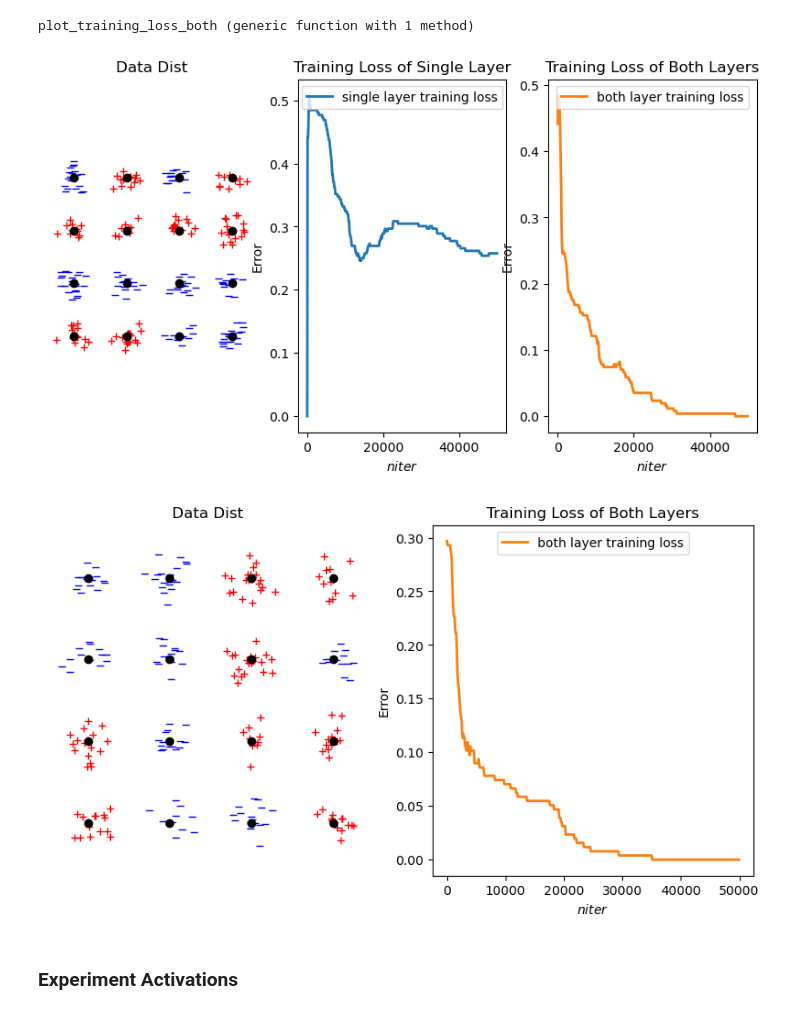
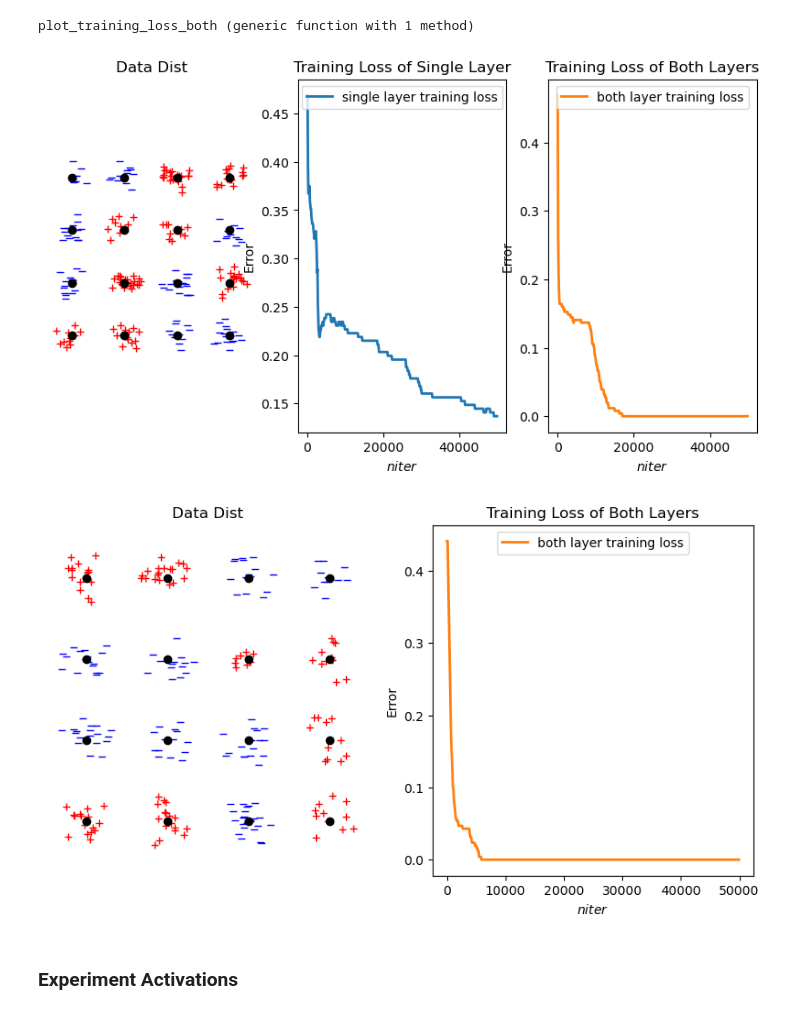
Before and after one commit to K-Shah3/chizatbach_dlproject, a Jupyter notebook: project.ipynb, the cells around one changed output. Drawn from its saved outputs; the diff is of its cells as text; code cells hidden in the pictures.

Commit message:
experimentns works now

```diff
--- a/project.ipynb
+++ b/project.ipynb
@@ -473,13 +521,13 @@ experiment_ds (generic function with 1 method)
 # %%
 ds = [5, 10, 15, 20, 25]
 k = 4
-m = 500
-niter = 20000
+m = 1000
+niter = 50000
 stepsize = 0.5
 n_train = 256
-n_test = 256
+n_test = 1024
 repeats = 20
-save_name = "experiment_ds" * "_" * string(ds) * "_niter" * string(niter) * "_km" * string(k) * string(m)
 save_flag = true
 
-X_test, Y_test, loss_single, loss_both, max_margin_single, max_margin_both = experiment_ds(ds, k, m, niter, stepsize, n_train, n_test; repeats=repeats)
+experiment_ds(ds, k, m, niter, stepsize, n_train, n_test; repeats=repeats, save_flag=save_flag)
+gcf()
@@ -707,13 +754,13 @@ end
 # %%
 function plot_training_loss_single_both(d, k, m, niter, stepsize, n_train; both_layers=[true, false], activation_function=relu_act, save_flag=false, save_name="plot training error")
     X_train, Y_train = get_X_Y(k, n_train; d=d)
-    loss_single = zeros(size(1:100:niter))
-    loss_both = zeros(size(1:100:niter))
+    loss_single = zeros(size(2:100:niter))
+    loss_both = zeros(size(2:100:niter))
     loss_layers = [loss_both, loss_single]
     for (both_flag, loss_layer) in zip(both_layers, loss_layers)
         Ws, loss, margins, betas = twonet(X_train, Y_train, m, stepsize, niter; both=both_flag, activation_function=activation_function)
-        for i in 1:length(1:100:niter)
-            t = (1:100:niter)[i]
+        for i in 1:length(2:100:niter)
+            t = (2:100:niter)[i]
             loss_layer[i] = calculate_loss(Ws, t, m, X_train, Y_train, n_train)
         end
     end
@@ -729,7 +776,7 @@ function plot_training_loss_single_both(d, k, m, niter, stepsize, n_train; both_
     PyPlot.title("Data Dist")
 
     subplot(132)
-    plot((1:100:niter), loss_single, "C0", linewidth=2, label="single layer training loss")
+    plot((2:100:niter), loss_single, "C0", linewidth=2, label="single layer training loss")
     axis("tight")
     PyPlot.title("Training Loss of Single Layer")
     PyPlot.xlabel(L"niter", fontsize=10)
@@ -737,7 +784,7 @@ function plot_training_loss_single_both(d, k, m, niter, stepsize, n_train; both_
     PyPlot.legend(loc="upper center");
 
     subplot(133)
-    plot((1:100:niter), loss_both, "C1", linewidth=2, label="both layer training loss")
+    plot((2:100:niter), loss_both, "C1", linewidth=2, label="both layer training loss")
     axis("tight")
     PyPlot.title("Training Loss of Both Layers")
     PyPlot.xlabel(L"niter", fontsize=10)
@@ -752,10 +799,10 @@ end
 
 function plot_training_loss_both(d, k, m, niter, stepsize, n_train; activation_function=relu_act, save_flag=false, save_name="plot training error both")
     X_train, Y_train = get_X_Y(k, n_train; d=d)
-    loss_both = zeros(size(1:100:niter))
+    loss_both = zeros(size(2:100:niter))
     Ws, loss, margins, betas = twonet(X_train, Y_train, m, stepsize, niter; both=true, activation_function=activation_function)
-    for i in 1:length(1:100:niter)
-        t = (1:100:niter)[i]
+    for i in 1:length(2:100:niter)
+        t = (2:100:niter)[i]
         loss_both[i] = calculate_loss(Ws, t, m, X_train, Y_train, n_train)
     end
     GC.gc()
@@ -770,7 +817,7 @@ function plot_training_loss_both(d, k, m, niter, stepsize, n_train; activation_f
     PyPlot.title("Data Dist")
 
     subplot(122)
-    plot((1:100:niter), loss_both, "C1", linewidth=2, label="both layer training loss")
+    plot((2:100:niter), loss_both, "C1", linewidth=2, label="both layer training loss")
     axis("tight")
     PyPlot.title("Training Loss of Both Layers")
     PyPlot.xlabel(L"niter", fontsize=10)
@@ -791,26 +838,27 @@ d = 3
 k = 4
 m = 500
 niter = 50000
-stepsize = 0.5
+stepsize = 1
 n_train = 256
 save_flag = true
-
-plot_training_loss_single_both(d, k, m, niter, stepsize, n_train; activation_function=relu_act, save_flag=save_flag, save_name="training_error_plot_single_both")
+save_name = "training_error_plot_single_both_dkmniterssntrain" * string(d) * string(k) * string(m) * string(niter) * string(stepsize) * string(n_train)
+plot_training_loss_single_both(d, k, m, niter, stepsize, n_train; activation_function=relu_act, save_flag=save_flag, save_name=save_name)
 gcf()
 # %% [output]
-[figure, old version]
+[figure, new version]
 # %%
 d = 3
 k = 4
 m = 500
 niter = 50000
-stepsize = 0.5
+stepsize = 1
 n_train = 256
 save_flag = true
-plot_training_loss_both(d, k, m, niter, stepsize, n_train; activation_function=relu_act, save_flag=save_flag, save_name="training_error_plot_both")
+save_name = "training_error_plot_both_dkmniterssntrain" * string(d) * string(k) * string(m) * string(niter) * string(stepsize) * string(n_train)
+plot_training_loss_both(d, k, m, niter, stepsize, n_train; activation_function=relu_act, save_flag=save_flag, save_name=save_name)
 gcf()
 # %% [output]
-[figure, old version]
+[figure, new version]
 # %% [markdown]
 ### Experiment Activations
 # %% [markdown]
```
Also changed, not shown: parts of 25 cells of this notebook.
